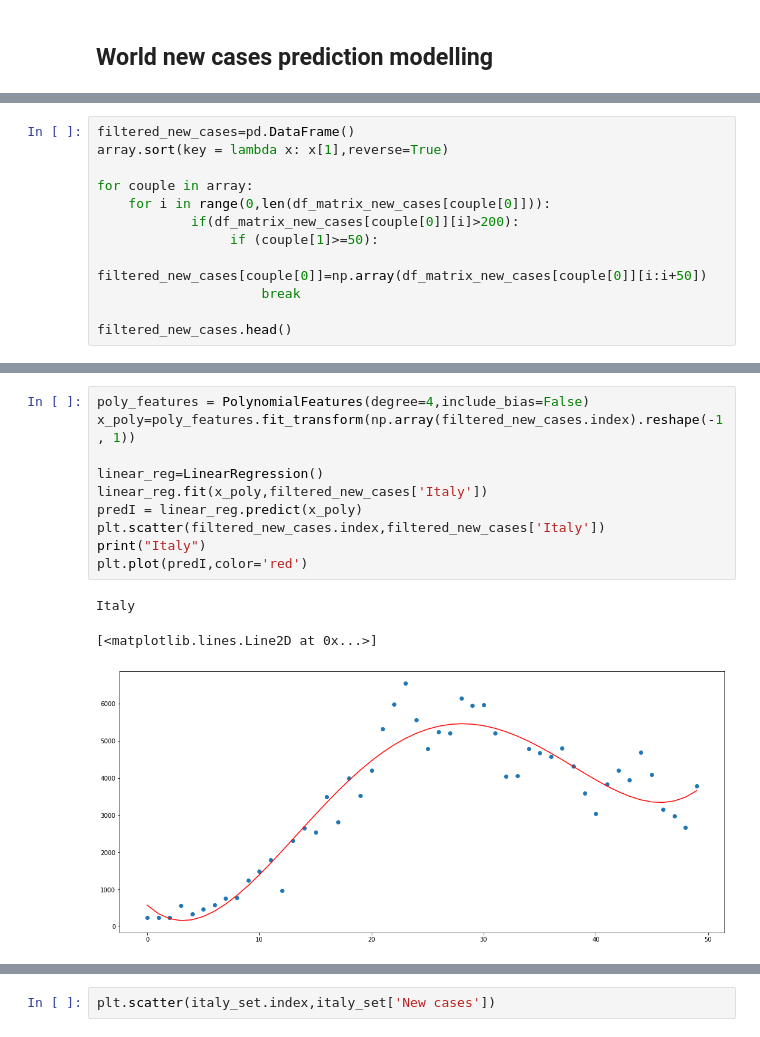
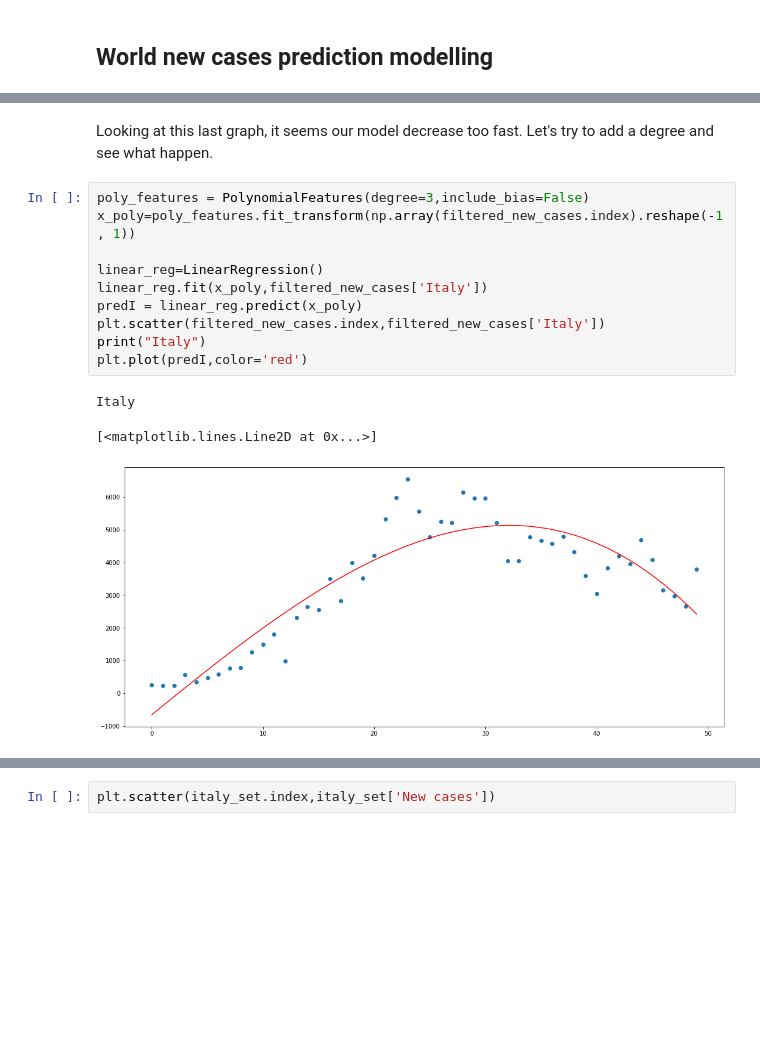
Before and after one commit to Mattia81/DataScienceForBusiness, a Jupyter notebook: COVID19_analysis/COVID19_analysis.ipynb, the cells around one changed output, grey strips where cells are left out. Drawn from its saved outputs; the diff is of its cells as text; blank space fills up the shorter version.

```diff
--- a/COVID19_analysis/COVID19_analysis.ipynb
+++ b/COVID19_analysis/COVID19_analysis.ipynb
@@ -1156,12 +1227,0 @@ DATA LA NATURA CURVILINEA DEL MODELLO, PROVIAMO A VEDERE SE UNA REGRESSIONE POLI
-# %%
-filtered_new_cases=pd.DataFrame()
-array.sort(key = lambda x: x[1],reverse=True)
-
-for couple in array:
-    for i in range(0,len(df_matrix_new_cases[couple[0]])):
-            if(df_matrix_new_cases[couple[0]][i]>200):
-                 if (couple[1]>=50):
-                     filtered_new_cases[couple[0]]=np.array(df_matrix_new_cases[couple[0]][i:i+50])
-                     break
-
-filtered_new_cases.head()
@@ -1191,15 +1272,18 @@ Now try with degree equal to 4.
+# %% [markdown]
+Looking at this last graph, it seems our model decrease too fast.
+Let's try to add a degree and see what happen.
 # %%
-poly_features = PolynomialFeatures(degree=4,include_bias=False)
+poly_features = PolynomialFeatures(degree=3,include_bias=False)
 x_poly=poly_features.fit_transform(np.array(filtered_new_cases.index).reshape(-1, 1))
 
 linear_reg=LinearRegression()
 linear_reg.fit(x_poly,filtered_new_cases['Italy'])
 predI = linear_reg.predict(x_poly)
 plt.scatter(filtered_new_cases.index,filtered_new_cases['Italy'])
 print("Italy")
 plt.plot(predI,color='red')
 # %% [output]
 Italy
 [<matplotlib.lines.Line2D at 0x...>]
-[figure, old version]
+[figure, new version]
 # %%
```
Also changed, not shown: parts of 78 cells of this notebook.
